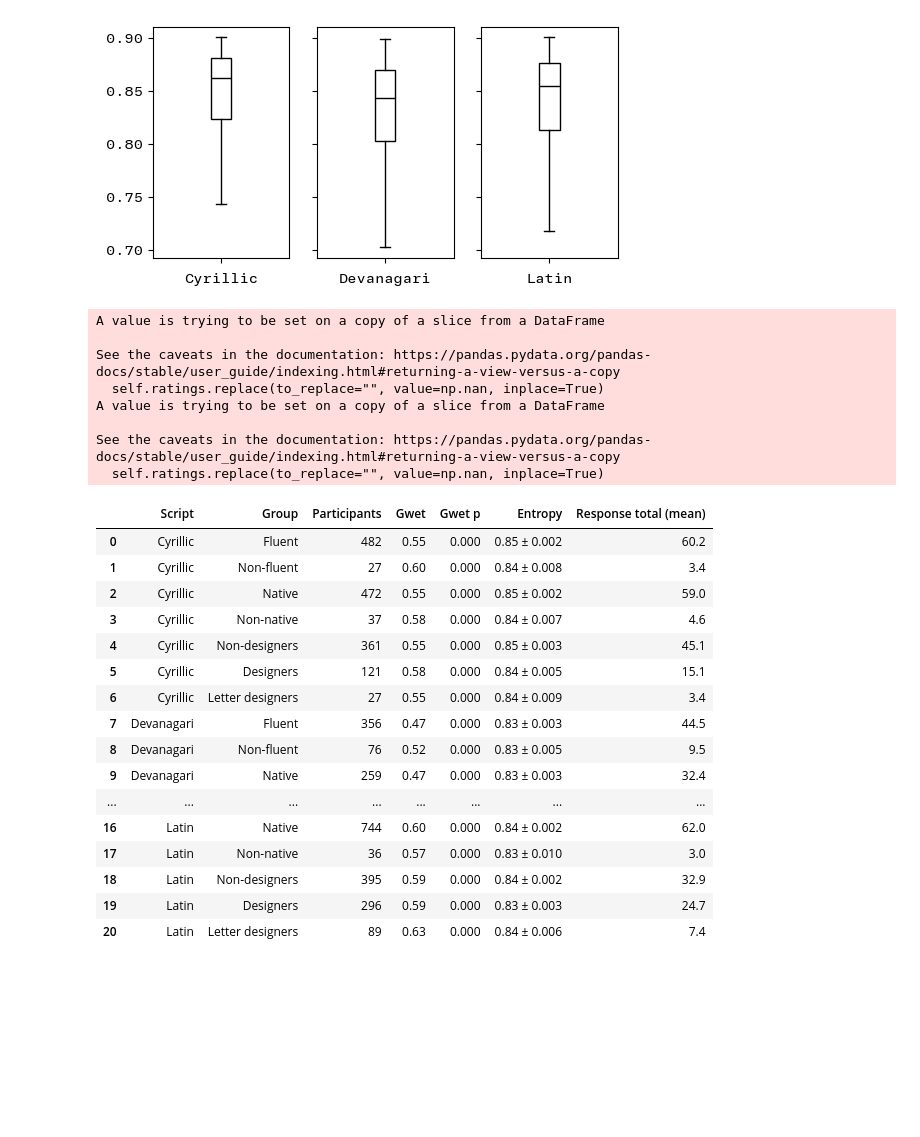
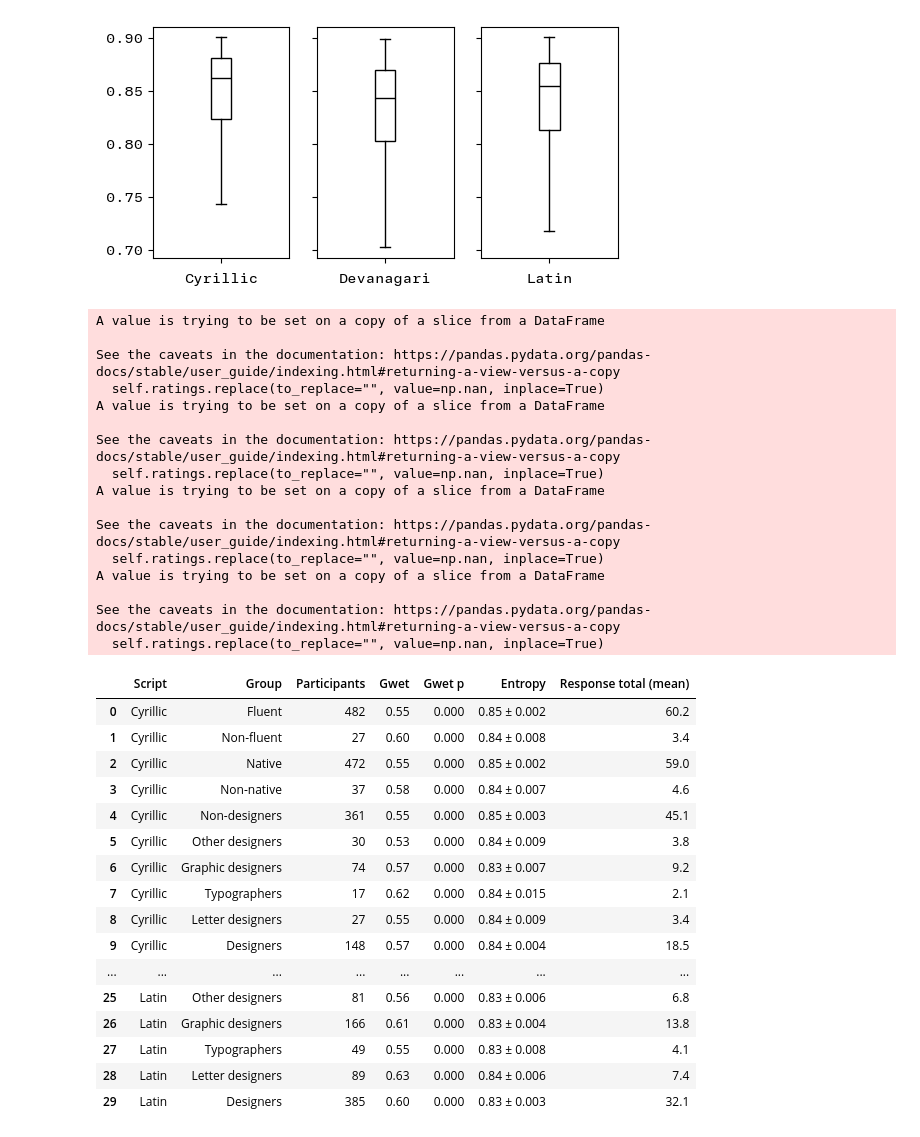
Before and after one commit to MrBrezina/context-sensitive-visual-similarity, a Jupyter notebook: data/participants-agreement_effects-of-expertise-fluency-nativity.ipynb, the cells around one changed output. Cells and saved outputs as stored; diff of their text form; code cells hidden in the pictures; blank space fills up the shorter version.

```diff
--- a/data/participants-agreement_effects-of-expertise-fluency-nativity.ipynb
+++ b/data/participants-agreement_effects-of-expertise-fluency-nativity.ipynb
@@ -92,7 +92,7 @@ data_wide[("control", "control", "fluent in script")] = (data_wide[("control", "
 data_wide[("control", "control", "native in script")] = (data_wide[("control", "control", "native in script")] == "True").astype("category")
 
 SCRIPTS = ["cyrillic", "devanagari", "latin"]
-DESIGNERS = ["Graphic designer", "Typographer", "Other designer"]
+DESIGNERS = ["Graphic designer", "Other designer", "Typographer", "Letter designer"]
 TYPEFACES = {script: sorted(data[data["script"] == script]["typeface"].drop_duplicates().values) for script in SCRIPTS}
 CHARS = sorted(data["response"].drop_duplicates().values)
 # %%
@@ -181,8 +181,8 @@ fig.savefig("graphics/entropy_box-plots.pdf", bbox_inches="tight")
 # %%
 # Describe individual groups
 
-MIN_RESPONSE_TOTAL = 7  # minimal total response counts per group is 8
-MIN_TRIALS = 9  # minimal number of shared trials is 10, has to be bigger than 2 for the sake of correlation tests
+MIN_RESPONSE_TOTAL = 10  # minimal total response counts per group is 8
+MIN_TRIALS = 10  # minimal number of shared trials is 10, has to be bigger than 2 for the sake of correlation tests
 COLS = [  # to get a nice order in the result reports
   "Script",
   "Group",
@@ -238,8 +238,13 @@ for script in SCRIPTS:
     ("native in script", True),
     ("native in script", False),
     ("design skills", "Non-designer"),
+    ("design skills", "Other designer"),
+    ("design skills", "Graphic designer"),
+    ("design skills", "Typographer"),
+    ("design skills", "Letter designer"),
     ("design skills", DESIGNERS),
-    ("design skills", "Letter designer"),
+    # ("design skills", NON_DESIGNERS),
+    # ("design skills", LETTER_DESIGNERS),
   ]:
     row_results = {}
     # subset the wide dataset
@@ -247,7 +252,7 @@ for script in SCRIPTS:
     # filter out unnecessary columns, incl. control
     adata = adata[script].dropna(how="all")
 
-    if len(adata.columns) > MIN_TRIALS and len(adata.index) > MIN_RESPONSE_TOTAL:
+    if len(adata.columns) >= MIN_TRIALS and len(adata.index) >= MIN_RESPONSE_TOTAL:
 
       # Mean total response count across both groups
       total_mean = adata.count().mean()
@@ -273,46 +278,58 @@ for script in SCRIPTS:
       group_nice = "Fluent" if value else "Non-fluent"
     elif groupby.startswith("native"):
       group_nice = "Native" if value else "Non-native"
     elif groupby.startswith("design"):
       if value == DESIGNERS:
         group_nice = "Designers"
+      # elif value == NON_DESIGNERS:
+      #   group_nice = "Non-designers"
+      # elif value == LETTER_DESIGNERS:
+      #   group_nice = "Letter designers"
       else:
-        group_nice = f"{value}s"
+        group_nice = f"{value}s"  # plural of exact value
 
     row_results["Script"] = script.title()
     row_results["Group"] = group_nice
     row_results["Participants"] = f"{len(adata)}"
 
     results.append(pd.Series(row_results, index=COLS))
 results = pd.concat(results, axis=1).dropna(how="all").fillna("—")
 display(results.T)
-results.T.to_csv("csv/agreement_groups-separately.csv")
+results.T.to_csv("csv/agreement_groups.csv")
 # %% [output]
 A value is trying to be set on a copy of a slice from a DataFrame
 
 See the caveats in the documentation: https://pandas.pydata.org/pandas-docs/stable/user_guide/indexing.html#returning-a-view-versus-a-copy
   self.ratings.replace(to_replace="", value=np.nan, inplace=True)
 A value is trying to be set on a copy of a slice from a DataFrame
 
 See the caveats in the documentation: https://pandas.pydata.org/pandas-docs/stable/user_guide/indexing.html#returning-a-view-versus-a-copy
   self.ratings.replace(to_replace="", value=np.nan, inplace=True)
+A value is trying to be set on a copy of a slice from a DataFrame
+
+See the caveats in the documentation: https://pandas.pydata.org/pandas-docs/stable/user_guide/indexing.html#returning-a-view-versus-a-copy
+  self.ratings.replace(to_replace="", value=np.nan, inplace=True)
+A value is trying to be set on a copy of a slice from a DataFrame
+
+See the caveats in the documentation: https://pandas.pydata.org/pandas-docs/stable/user_guide/indexing.html#returning-a-view-versus-a-copy
+  self.ratings.replace(to_replace="", value=np.nan, inplace=True)
 |  | Script | Group | Participants | Gwet | Gwet p | Entropy | Response total (mean) |
 | 0 | Cyrillic | Fluent | 482 | 0.55 | 0.000 | 0.85 ± 0.002 | 60.2 |
 | 1 | Cyrillic | Non-fluent | 27 | 0.60 | 0.000 | 0.84 ± 0.008 | 3.4 |
 | 2 | Cyrillic | Native | 472 | 0.55 | 0.000 | 0.85 ± 0.002 | 59.0 |
 | 3 | Cyrillic | Non-native | 37 | 0.58 | 0.000 | 0.84 ± 0.007 | 4.6 |
 | 4 | Cyrillic | Non-designers | 361 | 0.55 | 0.000 | 0.85 ± 0.003 | 45.1 |
-| 5 | Cyrillic | Designers | 121 | 0.58 | 0.000 | 0.84 ± 0.005 | 15.1 |
-| 6 | Cyrillic | Letter designers | 27 | 0.55 | 0.000 | 0.84 ± 0.009 | 3.4 |
-| 7 | Devanagari | Fluent | 356 | 0.47 | 0.000 | 0.83 ± 0.003 | 44.5 |
-| 8 | Devanagari | Non-fluent | 76 | 0.52 | 0.000 | 0.83 ± 0.005 | 9.5 |
-| 9 | Devanagari | Native | 259 | 0.47 | 0.000 | 0.83 ± 0.003 | 32.4 |
+| 5 | Cyrillic | Other designers | 30 | 0.53 | 0.000 | 0.84 ± 0.009 | 3.8 |
+| 6 | Cyrillic | Graphic designers | 74 | 0.57 | 0.000 | 0.83 ± 0.007 | 9.2 |
+| 7 | Cyrillic | Typographers | 17 | 0.62 | 0.000 | 0.84 ± 0.015 | 2.1 |
+| 8 | Cyrillic | Letter designers | 27 | 0.55 | 0.000 | 0.84 ± 0.009 | 3.4 |
+| 9 | Cyrillic | Designers | 148 | 0.57 | 0.000 | 0.84 ± 0.004 | 18.5 |
 | ... | ... | ... | ... | ... | ... | ... | ... |
-| 16 | Latin | Native | 744 | 0.60 | 0.000 | 0.84 ± 0.002 | 62.0 |
-| 17 | Latin | Non-native | 36 | 0.57 | 0.000 | 0.83 ± 0.010 | 3.0 |
-| 18 | Latin | Non-designers | 395 | 0.59 | 0.000 | 0.84 ± 0.002 | 32.9 |
-| 19 | Latin | Designers | 296 | 0.59 | 0.000 | 0.83 ± 0.003 | 24.7 |
-| 20 | Latin | Letter designers | 89 | 0.63 | 0.000 | 0.84 ± 0.006 | 7.4 |
+| 25 | Latin | Other designers | 81 | 0.56 | 0.000 | 0.83 ± 0.006 | 6.8 |
+| 26 | Latin | Graphic designers | 166 | 0.61 | 0.000 | 0.83 ± 0.004 | 13.8 |
+| 27 | Latin | Typographers | 49 | 0.55 | 0.000 | 0.83 ± 0.008 | 4.1 |
+| 28 | Latin | Letter designers | 89 | 0.63 | 0.000 | 0.84 ± 0.006 | 7.4 |
+| 29 | Latin | Designers | 385 | 0.60 | 0.000 | 0.83 ± 0.003 | 32.1 |
 # %%
 # Compare between groups with hypothesis tests
 
```
Also changed, not shown: parts of 1 cell of this notebook, 4 other files.
